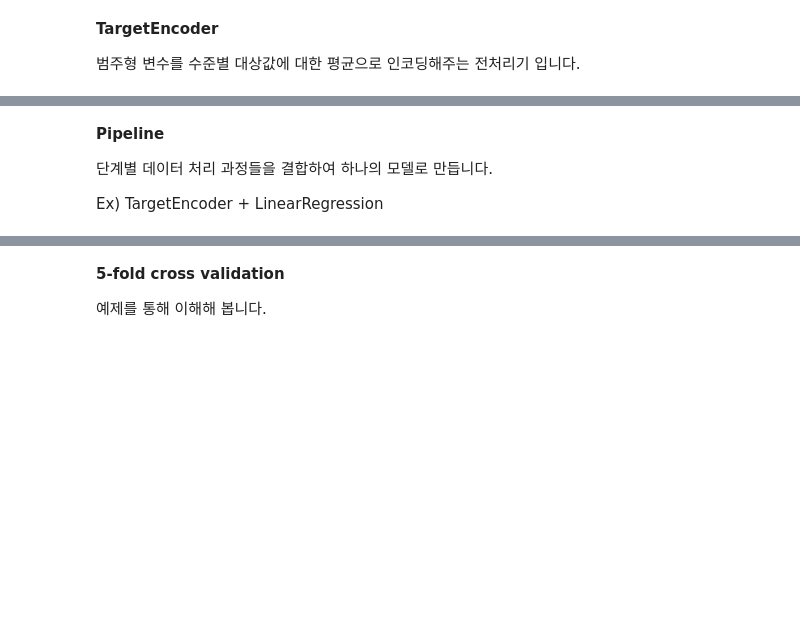
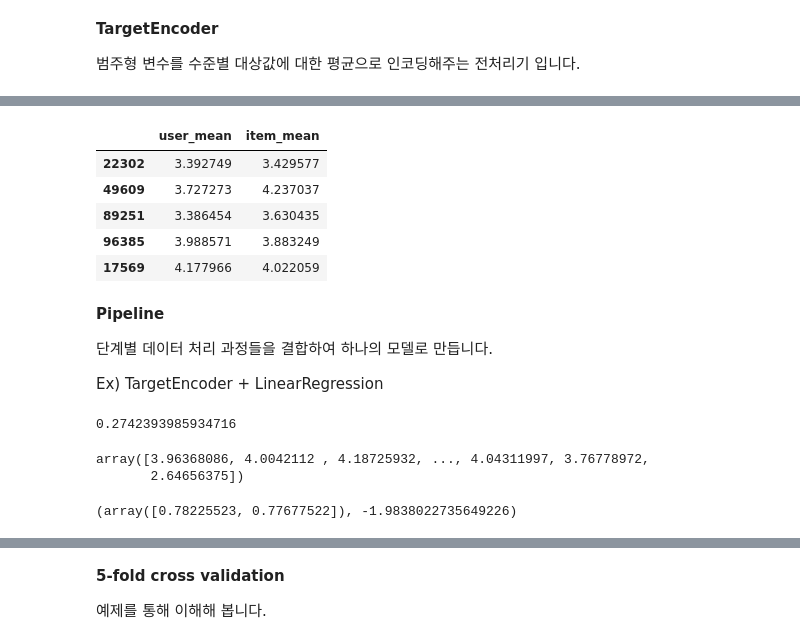
Before and after one commit to sunkusun9/rcmd_2409, a Jupyter notebook: 3. 머신 러닝.ipynb, the cells around one changed output, grey strips where cells are left out. Cells and saved outputs as stored; diff of their text form; code cells hidden in the pictures; blank space fills up the shorter version.

```diff
--- a/3. 머신 러닝.ipynb
+++ b/3. 머신 러닝.ipynb
@@ -599,8 +754,15 @@ tgt.transform(df_train[['user id', 'item id']])[:5]
 # %%
 pd.concat([
-    df_train.groupby('user id')['rating'].transform('mean'),
-    df_train.groupby('item id')['rating'].transform('mean')
+    df_train.groupby('user id')['rating'].transform('mean').rename('user_mean'),
+    df_train.groupby('item id')['rating'].transform('mean').rename('item_mean')
 ], axis=1).head()
+# %% [output]
+|  | user_mean | item_mean |
+| 22302 | 3.392749 | 3.429577 |
+| 49609 | 3.727273 | 4.237037 |
+| 89251 | 3.386454 | 3.630435 |
+| 96385 | 3.988571 | 3.883249 |
+| 17569 | 4.177966 | 4.022059 |
 # %% [markdown]
 **Pipeline**
 
@@ -609,7 +771,7 @@ pd.concat([
 Ex) TargetEncoder + LinearRegression
 # %%
 from sklearn.pipeline import make_pipeline
-
+from sklearn.metrics import r2_score
 from sklearn.linear_model import LinearRegression
 
 X_lr = ['user id', 'item id']
@@ -620,4 +782,18 @@ reg_lr = make_pipeline( # 전처리기와 모델을 결합하여 하나의 모
 # 학습
 reg_lr.fit(df_train[X_lr], df_train['rating'])
 # 예측
-reg_lr.predict(df_test[X_lr])
+r2_score(
+    df_test['rating'],
+    reg_lr.predict(df_test[X_lr])
+)
+# %% [output]
+0.2742393985934716
+# %%
+reg_lr.predict(df_test[X_lr])
+# %% [output]
+array([3.96368086, 4.0042112 , 4.18725932, ..., 4.04311997, 3.76778972,
+       2.64656375])
+# %%
+reg_lr[1].coef_, reg_lr[1].intercept_
+# %% [output]
+(array([0.78225523, 0.77677522]), -1.9838022735649226)
```
Also changed, not shown: parts of 45 cells of this notebook.
